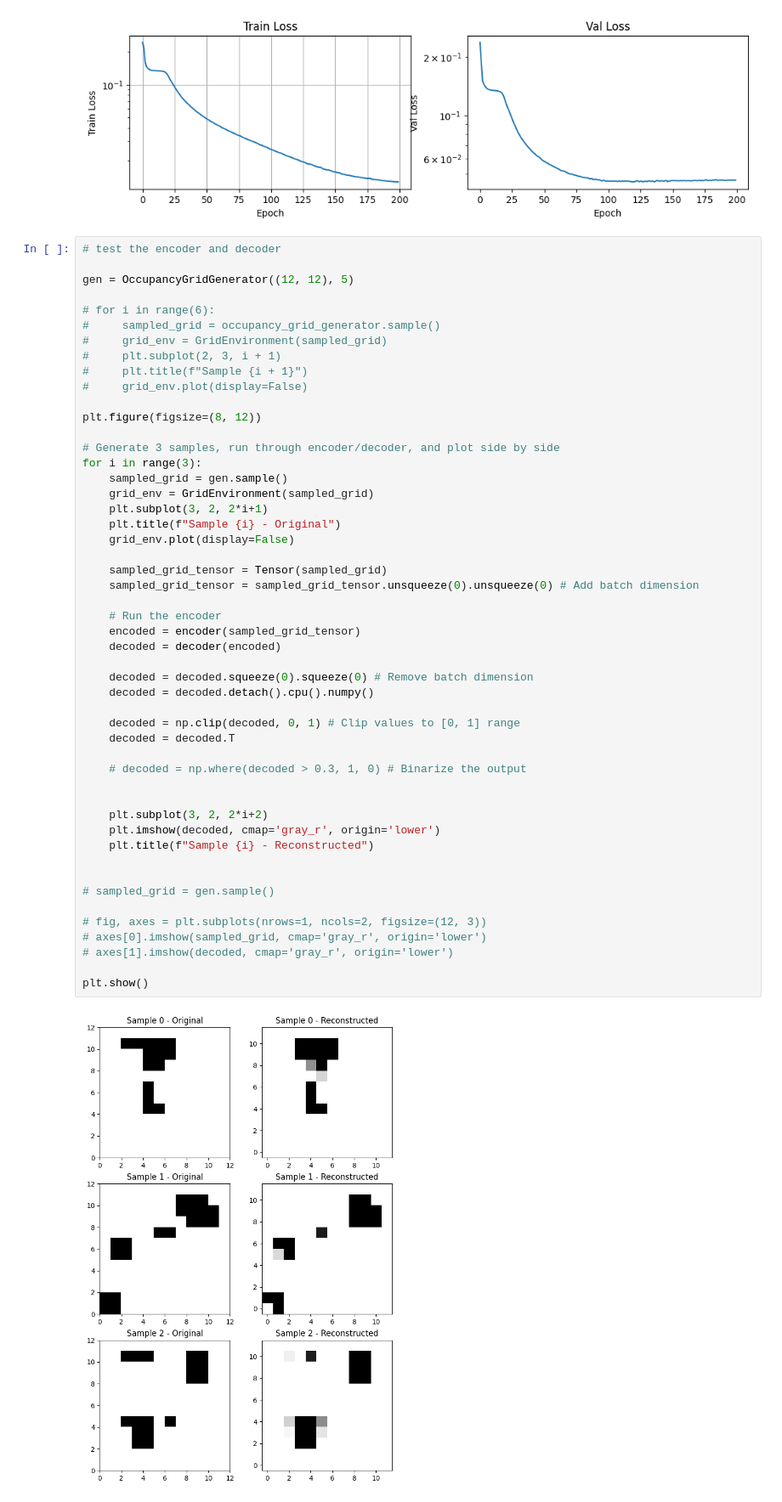
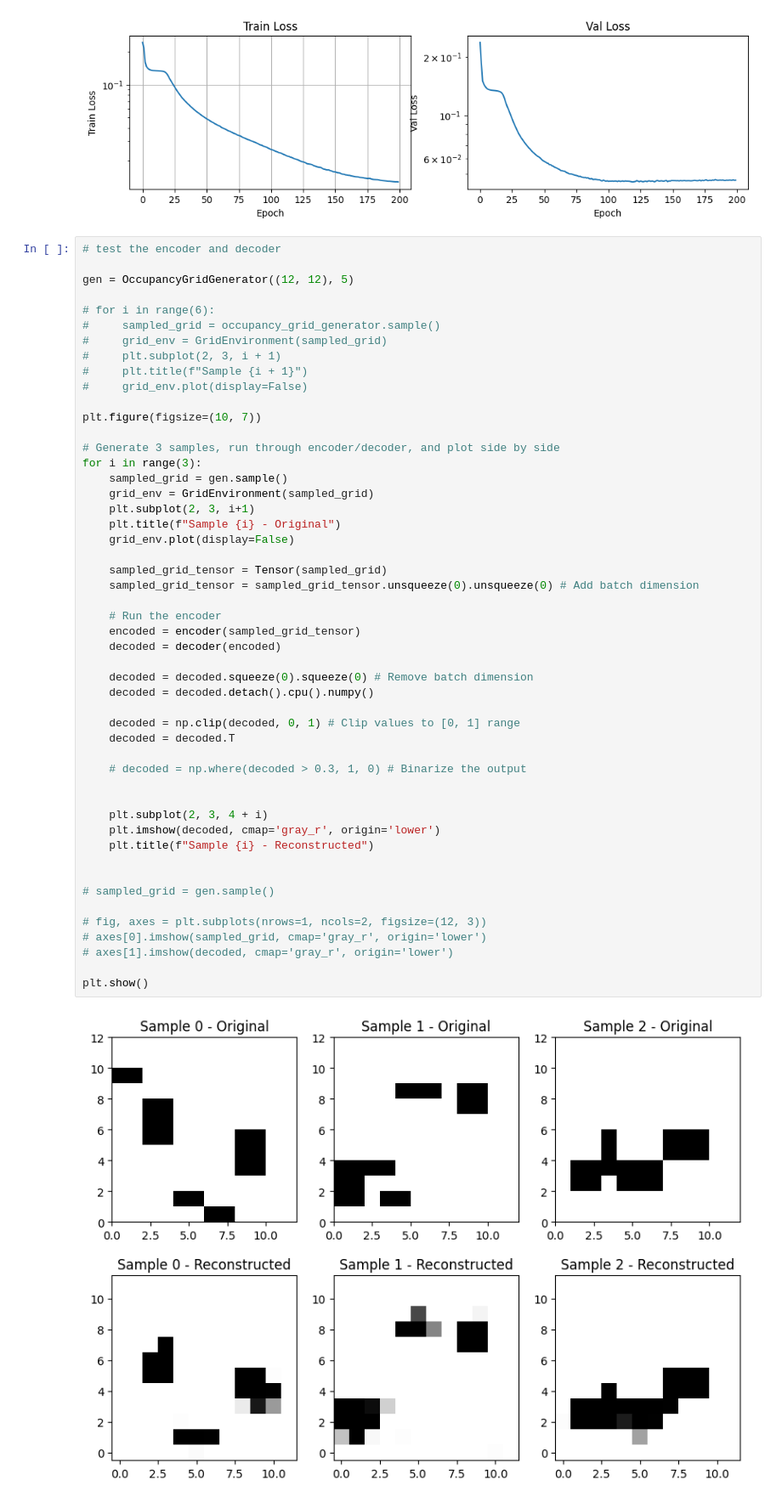
Before and after one commit to MarshallVielmetti/dynamic_mpnet, a Jupyter notebook: code/dynamic_mpnet.ipynb, the cells around one changed output. Shown at 85% size. Drawn from its saved outputs; the diff is of its cells as text.

Commit message:
updated image

```diff
--- a/code/dynamic_mpnet.ipynb
+++ b/code/dynamic_mpnet.ipynb
@@ -436,43 +436,43 @@ gen = OccupancyGridGenerator((12, 12), 5)
 #     plt.title(f"Sample {i + 1}")
 #     grid_env.plot(display=False)
 
-plt.figure(figsize=(8, 12))
+plt.figure(figsize=(10, 7))
 
 # Generate 3 samples, run through encoder/decoder, and plot side by side
 for i in range(3):
     sampled_grid = gen.sample()
     grid_env = GridEnvironment(sampled_grid)
-    plt.subplot(3, 2, 2*i+1)
+    plt.subplot(2, 3, i+1)
     plt.title(f"Sample {i} - Original")
     grid_env.plot(display=False)
 
     sampled_grid_tensor = Tensor(sampled_grid)
     sampled_grid_tensor = sampled_grid_tensor.unsqueeze(0).unsqueeze(0) # Add batch dimension
 
     # Run the encoder
     encoded = encoder(sampled_grid_tensor)
     decoded = decoder(encoded)
 
     decoded = decoded.squeeze(0).squeeze(0) # Remove batch dimension
     decoded = decoded.detach().cpu().numpy()
 
     decoded = np.clip(decoded, 0, 1) # Clip values to [0, 1] range
     decoded = decoded.T
 
     # decoded = np.where(decoded > 0.3, 1, 0) # Binarize the output
 
 
-    plt.subplot(3, 2, 2*i+2)
+    plt.subplot(2, 3, 4 + i)
     plt.imshow(decoded, cmap='gray_r', origin='lower')
     plt.title(f"Sample {i} - Reconstructed")
 
 
 # sampled_grid = gen.sample()
 
 # fig, axes = plt.subplots(nrows=1, ncols=2, figsize=(12, 3))
 # axes[0].imshow(sampled_grid, cmap='gray_r', origin='lower')
 # axes[1].imshow(decoded, cmap='gray_r', origin='lower')
 
 plt.show()
 # %% [output]
-[figure, old version]
+[figure, new version]
```
Also changed, not shown: 1 other file.
